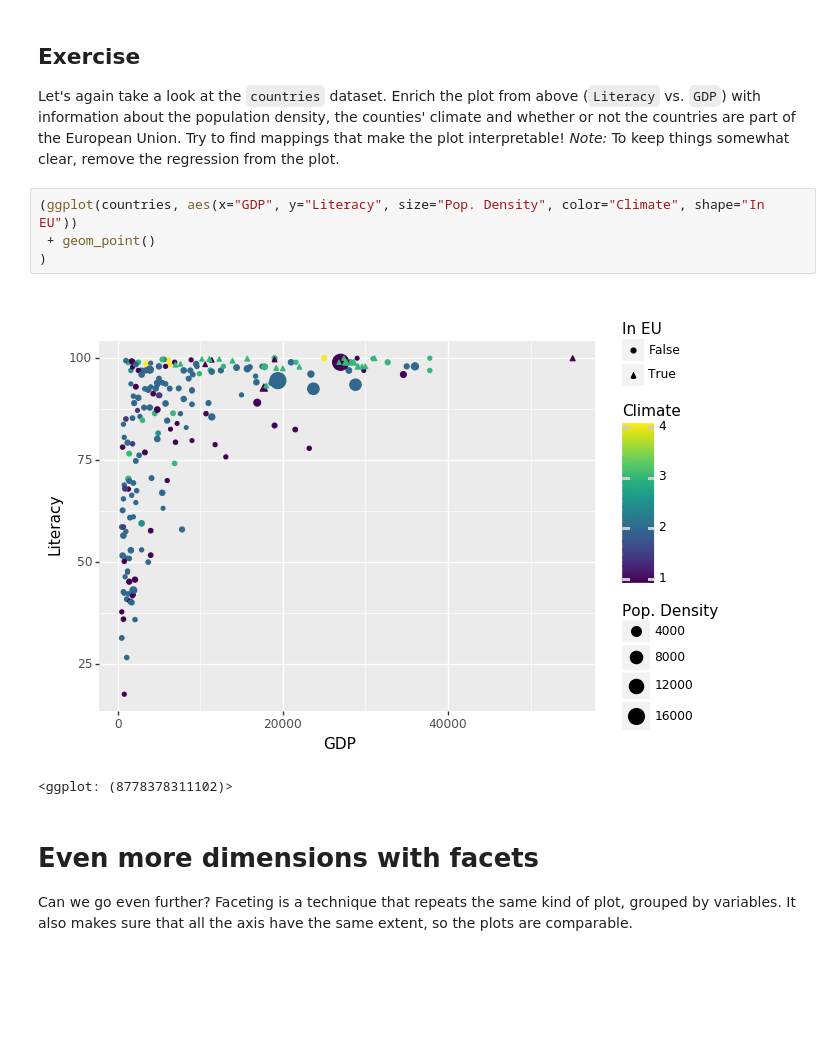
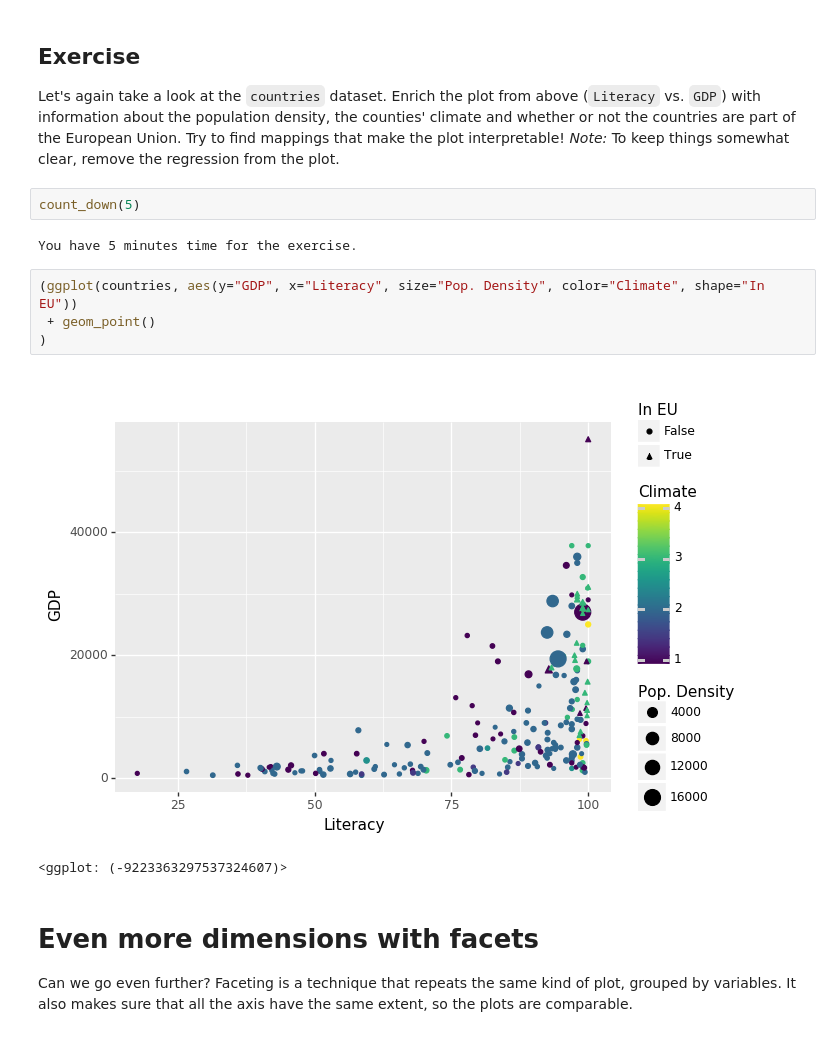
Before and after one commit to scientificprogrammingUOS/lectures, a Jupyter notebook: week11-Statistical-Visualization/lecture.ipynb, the cells around one changed output. Drawn from its saved outputs; the diff is of its cells as text; blank space fills up the shorter version.

```diff
--- a/week11-Statistical-Visualization/lecture.ipynb
+++ b/week11-Statistical-Visualization/lecture.ipynb
@@ -525,13 +546,17 @@ We can add another categorical variable by binding it to the `shape` aesthetic.
 # %% [markdown]
 ## Exercise
 Let's again take a look at the `countries` dataset. Enrich the plot from above (`Literacy` vs. `GDP`) with information about the population density, the counties' climate and whether or not the countries are part of the European Union. Try to find mappings that make the plot interpretable! *Note:* To keep things somewhat clear, remove the regression from the plot.
+# %%
+count_down(5)
+# %% [output]
+You have 5 minutes time for the exercise.
 # %%
-(ggplot(countries, aes(x="GDP", y="Literacy", size="Pop. Density", color="Climate", shape="In EU"))
+(ggplot(countries, aes(y="GDP", x="Literacy", size="Pop. Density", color="Climate", shape="In EU"))
  + geom_point()
 )
 # %% [output]
-[figure, old version]
+[figure, new version]
-<ggplot: (8778378311102)>
+<ggplot: (-9223363297537324607)>
 # %% [markdown]
 # Even more dimensions with facets
 Can we go even further? Faceting is a technique that repeats the same kind of plot, grouped by variables. It also makes sure that all the axis have the same extent, so the plots are comparable.
```
Also changed, not shown: parts of 54 cells of this notebook, 1 other file.
